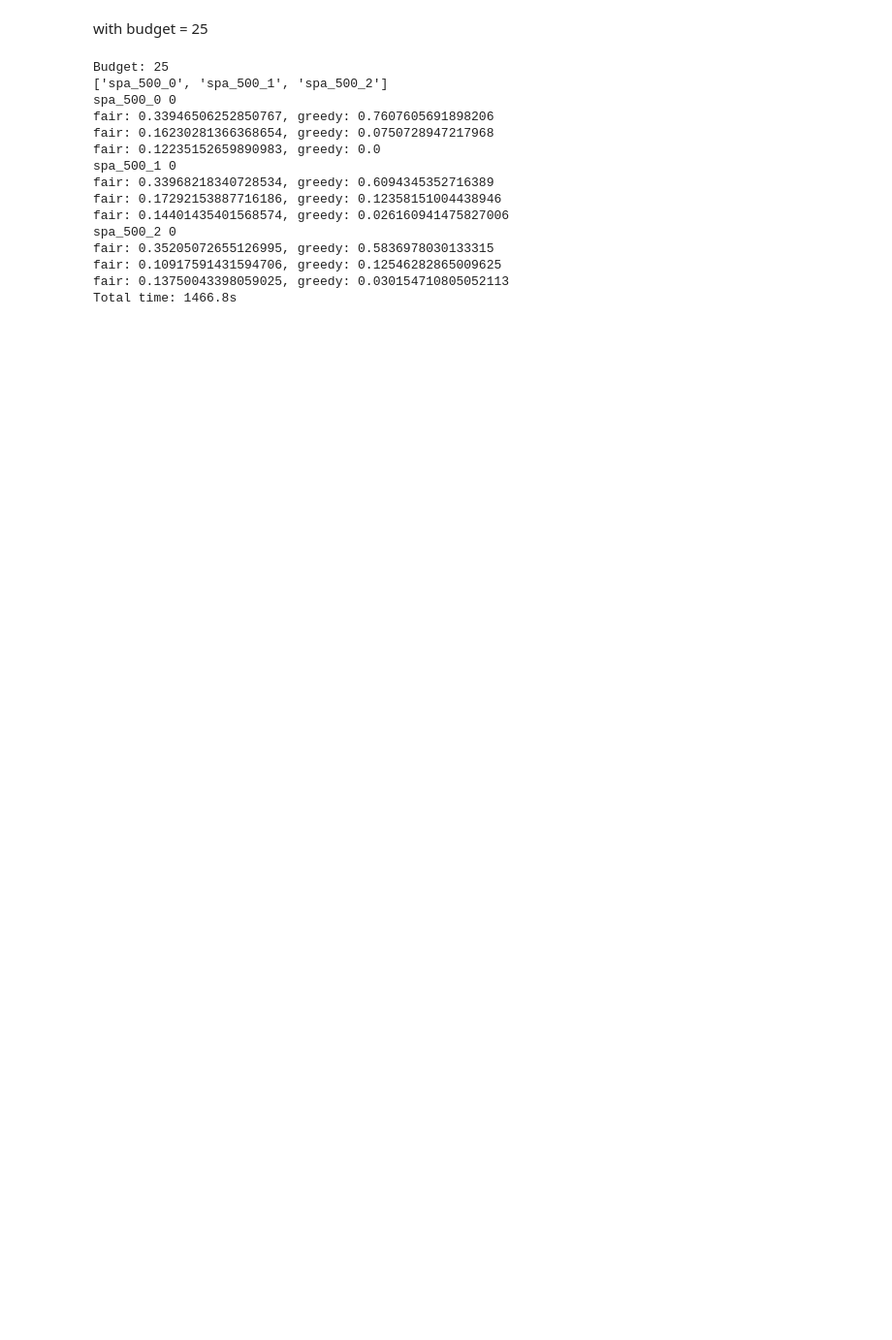
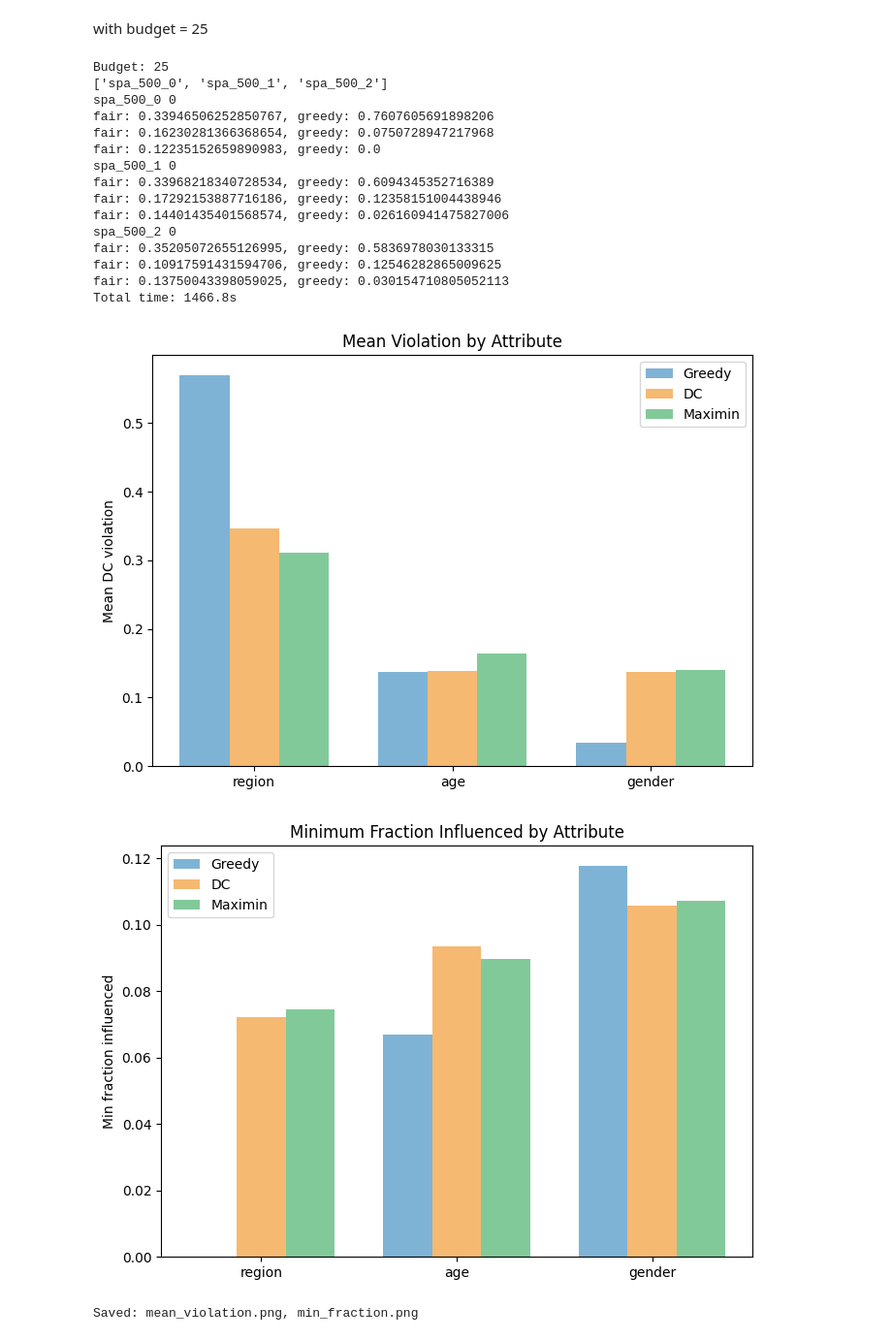
Before and after one commit to Christi049/Group-fairness-in-IM, a Jupyter notebook: Group_fairness_in_IM.ipynb, the cells around one changed output. Shown at 97% size. Drawn from its saved outputs; the diff is of its cells as text; code cells hidden in the pictures; blank space fills up the shorter version.

```diff
--- a/Group_fairness_in_IM.ipynb
+++ b/Group_fairness_in_IM.ipynb
@@ -109,3 +96,77 @@ fair: 0.35205072655126995, greedy: 0.5836978030133315
 fair: 0.10917591431594706, greedy: 0.12546282865009625
 fair: 0.13750043398059025, greedy: 0.030154710805052113
 Total time: 1466.8s
+# %%
+import pickle
+import numpy as np
+import matplotlib.pyplot as plt
+
+# Load your saved results
+alg_values, gr_values, group_size = pickle.load(open('/content/fair_influmax_code_release/results_spa.pickle', 'rb'))
+
+graphnames = ['spa_500_0', 'spa_500_1', 'spa_500_2']
+attributes = ['region', 'age', 'gender']
+algorithms = ['Greedy', 'GR', 'MaxMin-Size']
+
+# --- Compute Metric A: Mean violation, averaged across graphs ---
+mean_violation = {alg: [] for alg in algorithms}
+
+for attribute in attributes:
+    for alg in algorithms:
+        violations_across_graphs = []
+        for graphname in graphnames:
+            all_opt = gr_values[graphname][attribute][0]  # run 0
+            actual_vals = alg_values[alg][graphname][attribute][0]
+            violation = np.clip(all_opt - actual_vals, 0, np.inf) / all_opt
+            violations_across_graphs.append(violation.mean())
+        mean_violation[alg].append(np.mean(violations_across_graphs))
+
+# --- Compute Metric B: Min fraction influenced, averaged across graphs ---
+min_fraction = {alg: [] for alg in algorithms}
+
+for attribute in attributes:
+    for alg in algorithms:
+        min_fracs_across_graphs = []
+        for graphname in graphnames:
+            actual_vals = alg_values[alg][graphname][attribute][0]
+            sizes = group_size[graphname][attribute][0]
+            frac = (actual_vals / sizes).min()
+            min_fracs_across_graphs.append(frac)
+        min_fraction[alg].append(np.mean(min_fracs_across_graphs))
+
+# --- Plot Panel 1: Mean violation ---
+x = np.arange(len(attributes))
+width = 0.25
+colors = {'Greedy': '#7fb3d5', 'GR': '#f5b971', 'MaxMin-Size': '#82c99a'}
+labels = {'Greedy': 'Greedy', 'GR': 'DC', 'MaxMin-Size': 'Maximin'}
+
+fig, ax = plt.subplots(figsize=(7, 5))
+for i, alg in enumerate(algorithms):
+    ax.bar(x + (i-1)*width, mean_violation[alg], width, label=labels[alg], color=colors[alg])
+ax.set_xticks(x)
+ax.set_xticklabels(attributes)
+ax.set_ylabel('Mean DC violation')
+ax.set_title('Mean Violation by Attribute')
+ax.legend()
+plt.tight_layout()
+plt.savefig('/content/mean_violation.png', dpi=150)
+plt.show()
+
+# --- Plot Panel 2: Min fraction influenced ---
+fig, ax = plt.subplots(figsize=(7, 5))
+for i, alg in enumerate(algorithms):
+    ax.bar(x + (i-1)*width, min_fraction[alg], width, label=labels[alg], color=colors[alg])
+ax.set_xticks(x)
+ax.set_xticklabels(attributes)
+ax.set_ylabel('Min fraction influenced')
+ax.set_title('Minimum Fraction Influenced by Attribute')
+ax.legend()
+plt.tight_layout()
+plt.savefig('/content/min_fraction.png', dpi=150)
+plt.show()
+
+print("Saved: mean_violation.png, min_fraction.png")
+# %% [output]
+[figure, added]
+[figure, added]
+Saved: mean_violation.png, min_fraction.png
```
Also changed, not shown: parts of 4 cells of this notebook.
